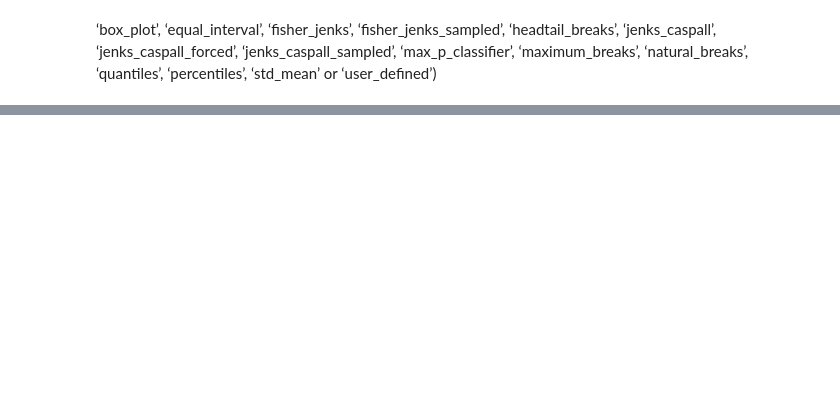
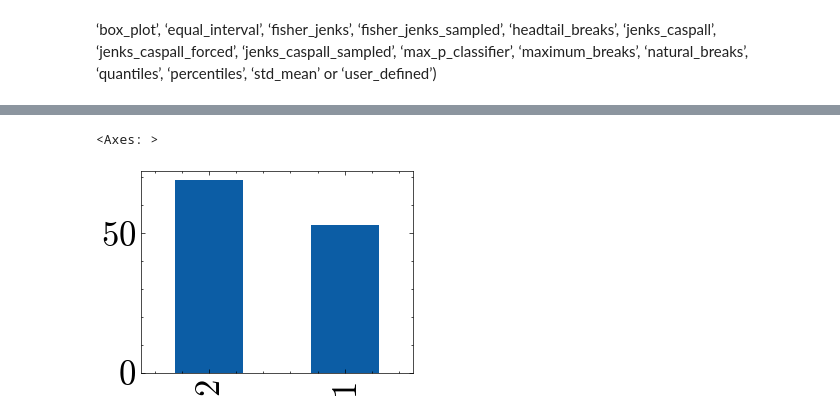
Before and after one commit to Ashes814/LSGI532_Project, a Jupyter notebook: project1/visualMap.ipynb, the cells around one changed output, grey strips where cells are left out. Saved outputs shown, nothing was run; the diff lists cells and outputs as text; code cells hidden in the pictures; blank space fills up the shorter version.

```diff
--- a/project1/visualMap.ipynb
+++ b/project1/visualMap.ipynb
@@ -336,0 +342,5 @@ plt.show()
+# %%
+qdata["gender"].value_counts().plot(kind="bar")
+# %% [output]
+<Axes: >
+[figure, added]
```
Also changed, not shown: parts of 17 cells of this notebook, 1 other file.
